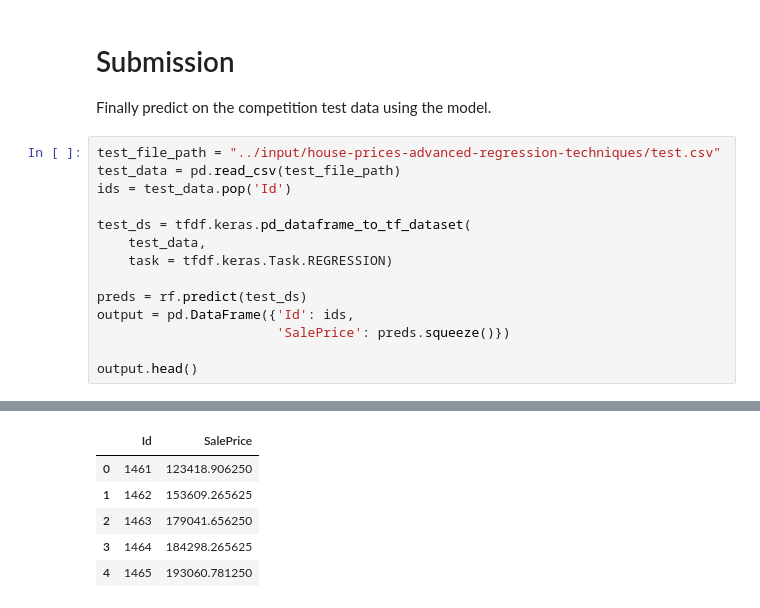
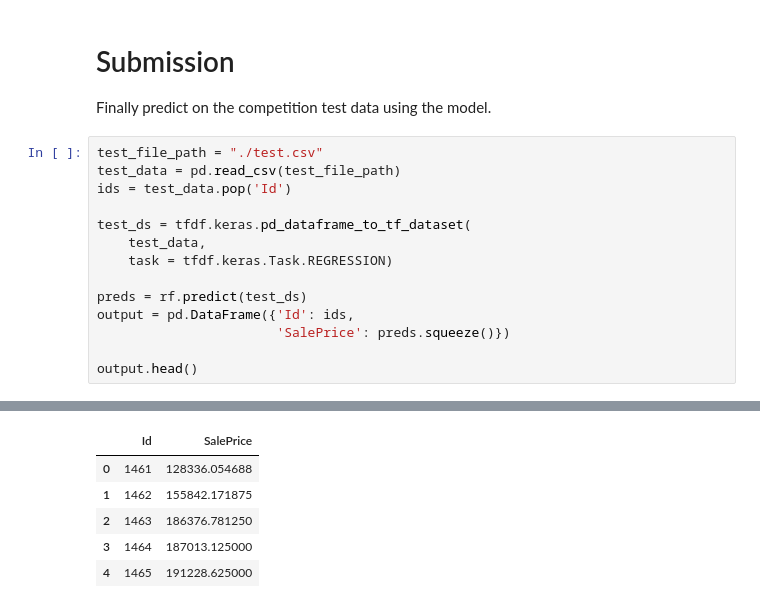
Before and after one commit to timvirga/KAGHousePricePrediction, a Jupyter notebook: house-prices-prediction-using-tfdf.ipynb, the cells around one changed output, grey strips where cells are left out. Saved outputs shown, nothing was run; the diff lists cells and outputs as text.

```diff
--- a/house-prices-prediction-using-tfdf.ipynb
+++ b/house-prices-prediction-using-tfdf.ipynb
@@ -357,7 +377,7 @@ plt.show()
 # Submission
 Finally predict on the competition test data using the model.
 # %%
-test_file_path = "../input/house-prices-advanced-regression-techniques/test.csv"
+test_file_path = "./test.csv"
 test_data = pd.read_csv(test_file_path)
 ids = test_data.pop('Id')
 
@@ -375,7 +397,7 @@ output.head()
 |  | Id | SalePrice |
-| 0 | 1461 | 123418.906250 |
-| 1 | 1462 | 153609.265625 |
-| 2 | 1463 | 179041.656250 |
-| 3 | 1464 | 184298.265625 |
-| 4 | 1465 | 193060.781250 |
+| 0 | 1461 | 128336.054688 |
+| 1 | 1462 | 155842.171875 |
+| 2 | 1463 | 186376.781250 |
+| 3 | 1464 | 187013.125000 |
+| 4 | 1465 | 191228.625000 |
 # %%
```
Also changed, not shown: parts of 15 cells of this notebook, 1 other file.
